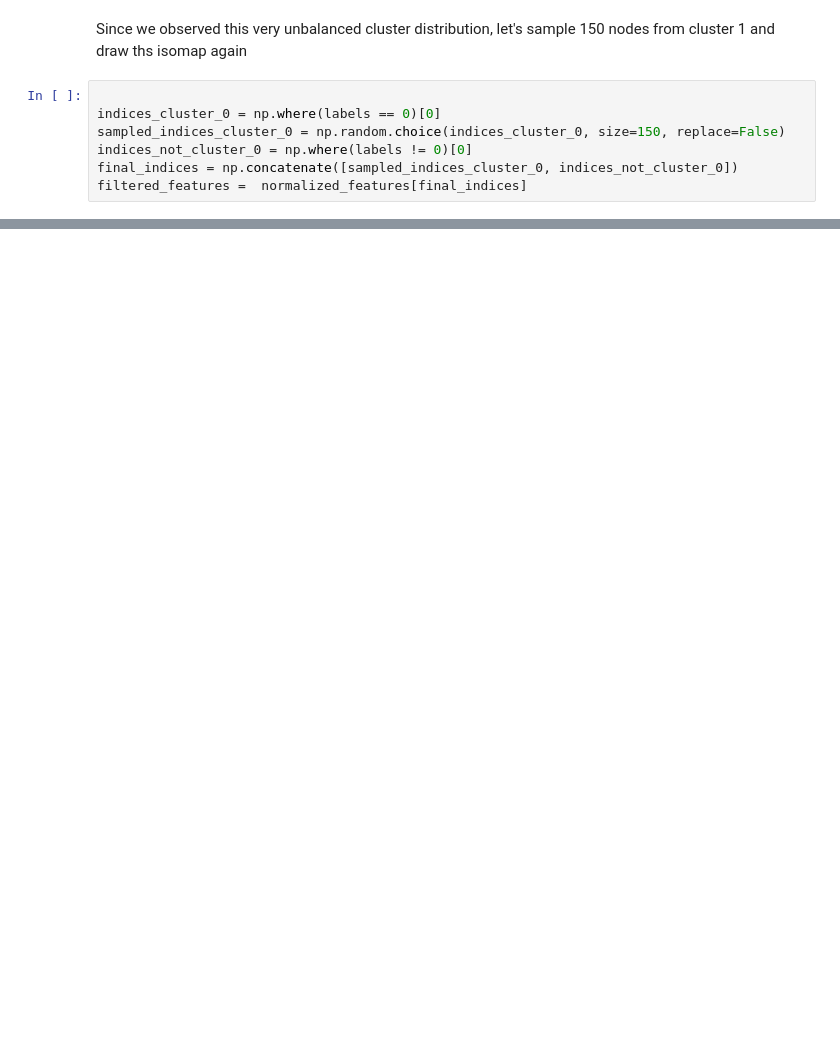
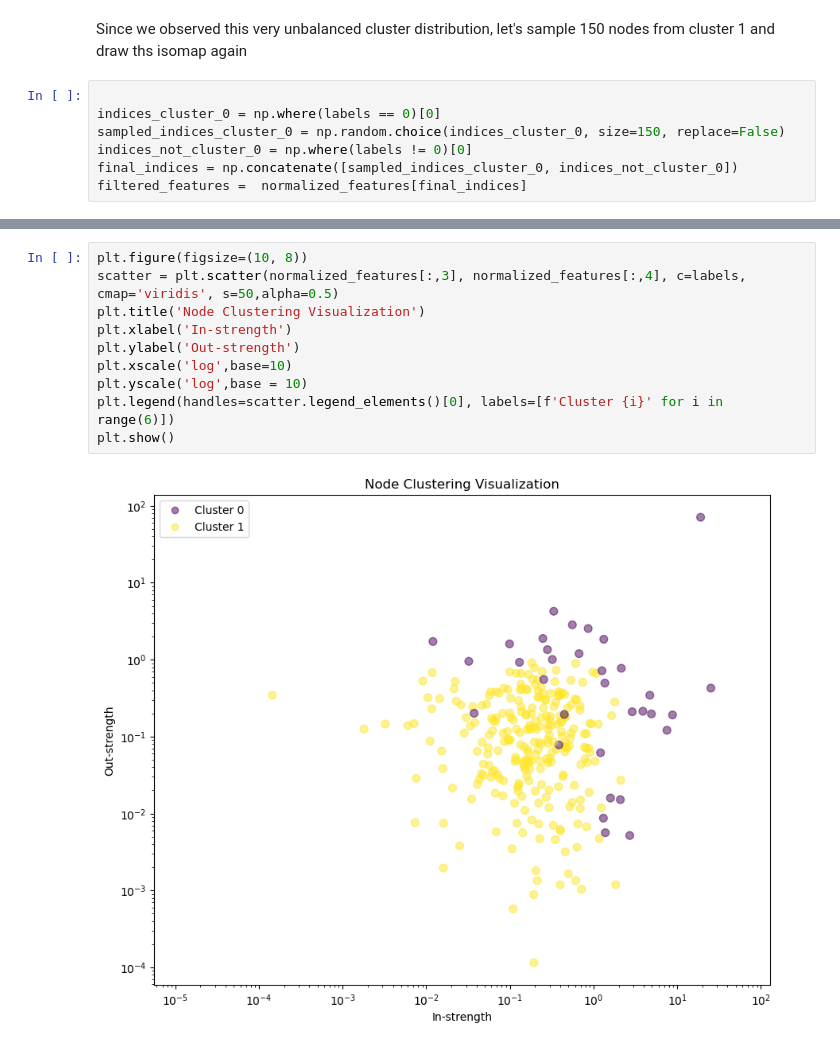
Before and after one commit to TheAllUnknown/BankTransactionNet, a Jupyter notebook: 5.3Ksample.ipynb, the cells around one changed output, grey strips where cells are left out. Saved outputs shown, nothing was run; the diff lists cells and outputs as text; blank space fills up the shorter version.

```diff
--- a/5.3Ksample.ipynb
+++ b/5.3Ksample.ipynb
@@ -206,0 +258,12 @@ plt.legend(handles=scatter.legend_elements()[0], labels=[f'Cluster {i}' for i in
+# %%
+plt.figure(figsize=(10, 8))
+scatter = plt.scatter(normalized_features[:,3], normalized_features[:,4], c=labels, cmap='viridis', s=50,alpha=0.5)
+plt.title('Node Clustering Visualization')
+plt.xlabel('In-strength')
+plt.ylabel('Out-strength')
+plt.xscale('log',base=10)
+plt.yscale('log',base = 10)
+plt.legend(handles=scatter.legend_elements()[0], labels=[f'Cluster {i}' for i in range(6)])
+plt.show()
+# %% [output]
+[figure, added]
```
Also changed, not shown: parts of 28 cells of this notebook, 8 other files.
